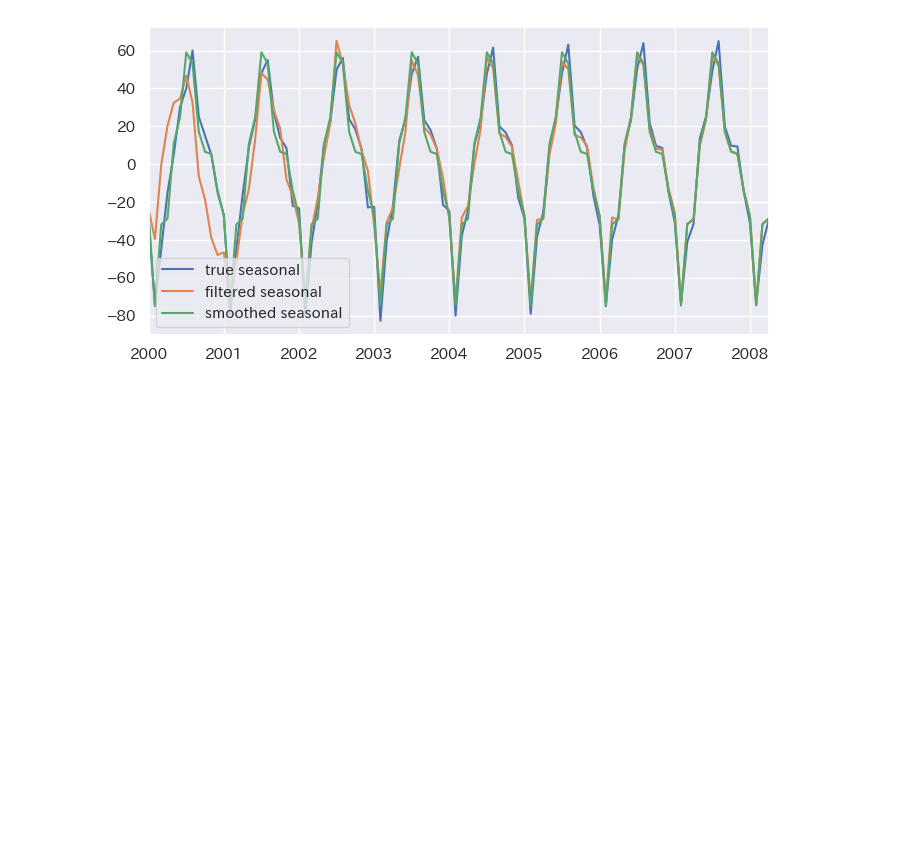
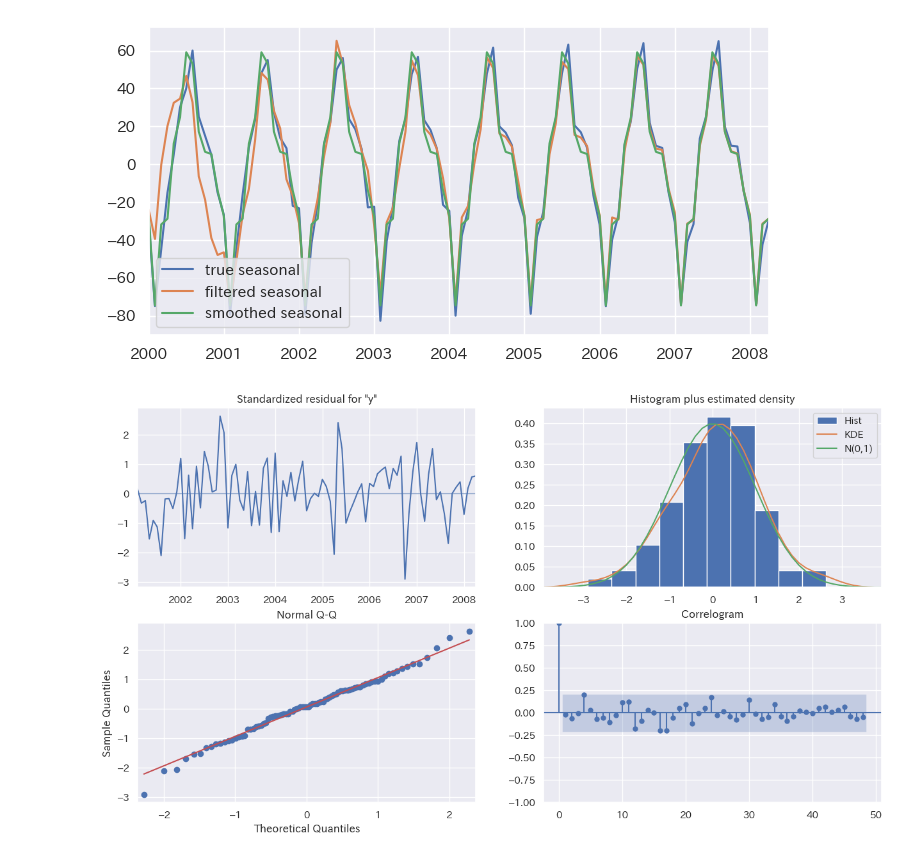
Before and after one commit to maton369/Python_Time_Series_Intro, a Jupyter notebook: 5-5-基本構造時系列モデル.ipynb, the cells around one changed output. Drawn from its saved outputs; the diff is of its cells as text; code cells hidden in the pictures; blank space fills up the shorter version.

```diff
--- a/5-5-基本構造時系列モデル.ipynb
+++ b/5-5-基本構造時系列モデル.ipynb
@@ -1300,3 +1300,45 @@ plot_df.plot()
 # %% [output]
 <Axes: >
 [figure]
+# %%
+# ======================================================
+# 🧩 残差診断（Diagnostics for Model Residuals）
+# ======================================================
+
+# ------------------------------------------------------
+# 1️⃣ 残差の自己相関・正規性・分布の確認
+# ------------------------------------------------------
+# plot_diagnostics() により、以下4種類のプロットが生成される：
+#   (1) 標準化残差の時系列プロット
+#   (2) 残差のヒストグラム＋カーネル密度推定
+#   (3) Q-Qプロット（残差の正規性確認）
+#   (4) 残差の自己相関関数（ACFプロット）
+#
+# lags=48 として、最大48ラグ（約4年分）までの自己相関を検証する。
+_ = res_bsts.plot_diagnostics(lags=48, figsize=(15, 8))
+
+# ------------------------------------------------------
+# ✅ コメント（GitHubレビュー用）
+# ------------------------------------------------------
+# ▪ 自己相関プロット（ACF）で有意なラグが見られない場合、
+#    モデルの残差は「白色ノイズ」とみなせる（モデル適合良好）。
+# ▪ Q-Qプロットが対角線に沿っていれば、正規分布仮定が妥当。
+# ▪ ヒストグラムが正規分布に近ければ、観測誤差の仮定に矛盾なし。
+# ▪ もし周期的な自己相関が残っていれば、季節次数（harmonics）や
+#    モデル階層（トレンド項）を見直す必要がある。
+
+# ------------------------------------------------------
+# 📘 参考：理論的背景（LaTeX形式）
+# ------------------------------------------------------
+# $$
+# \begin{aligned}
+# v_t &= y_t - \hat{y}_t \quad &\text{（予測誤差）} \\
+# E[v_t] &= 0, \quad Var(v_t) = \sigma_\varepsilon^2, \\
+# Cov(v_t, v_{t-k}) &= 0 \quad (k \neq 0)
+# \end{aligned}
+# $$
+#
+# モデルが適切であれば、残差系列 $\{v_t\}$ は白色ノイズに従う。
+# つまり、自己相関がなく、平均0・分散一定であることが求められる。
+# %% [output]
+[figure, added]
```
Also changed, not shown: parts of 2 cells of this notebook.
